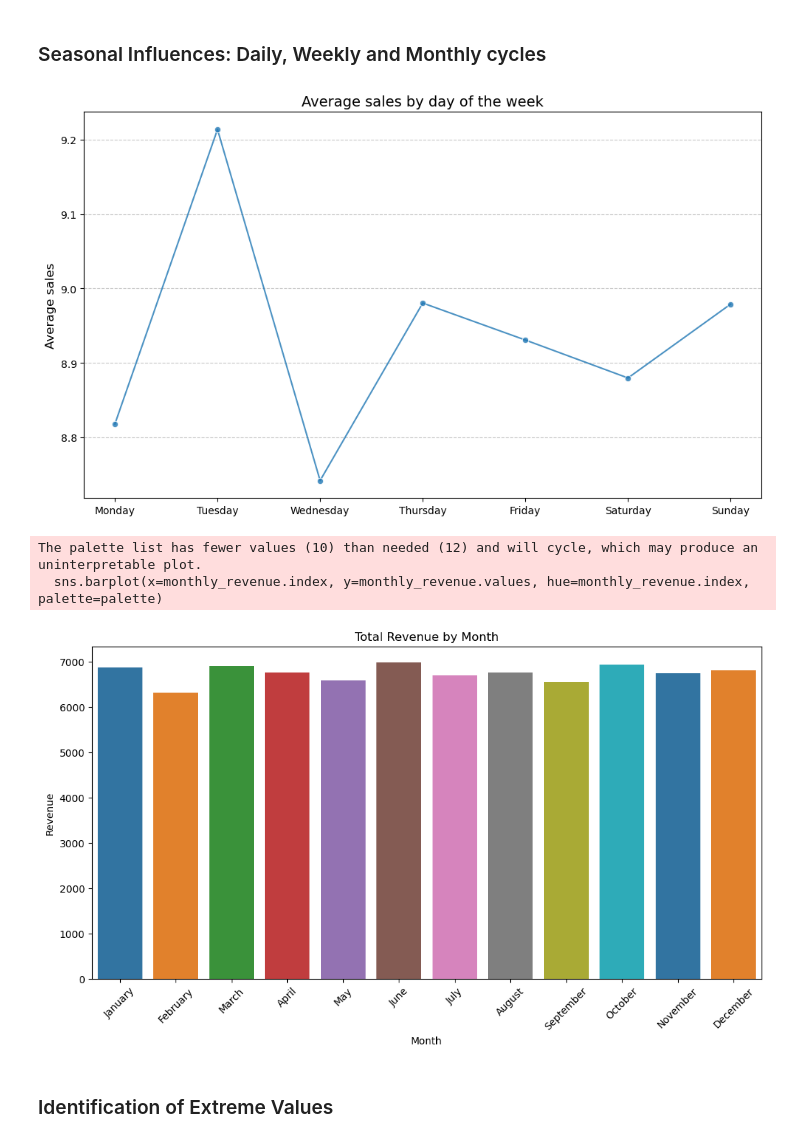
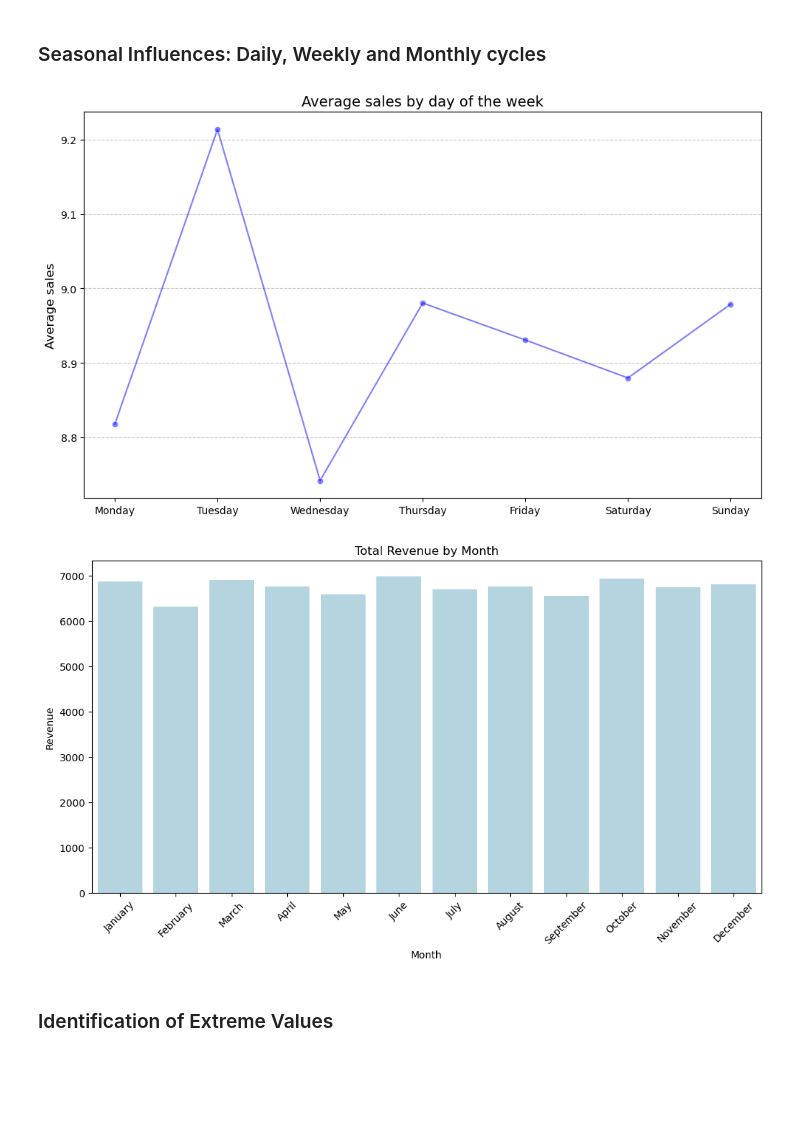
Before and after one commit to martinakvasnickova/Cafe-Sales-Analysis, a Jupyter notebook: analysis/EDA.ipynb, the cells around one changed output. Saved outputs shown, nothing was run; the diff lists cells and outputs as text; code cells hidden in the pictures; blank space fills up the shorter version.

```diff
--- a/analysis/EDA.ipynb
+++ b/analysis/EDA.ipynb
@@ -418,7 +416,7 @@ weekday_revenue = df.groupby('Weekday')['Total Spent'].mean()
 weekday_revenue = weekday_revenue.reindex(['Monday', 'Tuesday', 'Wednesday', 'Thursday', 'Friday', 'Saturday', 'Sunday'])  # Seřadíme dny správně
 
 plt.figure(figsize=(10, 6))
-sns.lineplot(x=weekday_revenue.index, y=weekday_revenue.values, marker='o', palette=palette, alpha=0.8)
+sns.lineplot(x=weekday_revenue.index, y=weekday_revenue.values, marker='o', color = 'blue', alpha=0.5)
 plt.title('Average sales by day of the week', fontsize=14)
 plt.xlabel('')
 plt.ylabel('Average sales', fontsize=12)
@@ -426,22 +424,20 @@ plt.grid(axis='y', linestyle='--', alpha=0.7)
 plt.tight_layout()
 plt.show()
 # %% [output]
-[figure, old version]
+[figure, new version]
 # %%
 df['Month'] = df['Transaction Date'].dt.month_name()
 monthly_revenue = df.groupby('Month')['Total Spent'].sum()
 monthly_revenue = monthly_revenue.reindex(['January', 'February', 'March', 'April', 'May', 'June', 'July', 'August', 'September', 'October', 'November', 'December'])
 
 plt.figure(figsize=(12, 6))
-sns.barplot(x=monthly_revenue.index, y=monthly_revenue.values, hue=monthly_revenue.index, palette=palette)
+sns.barplot(x=monthly_revenue.index, y=monthly_revenue.values, color='lightblue')
 plt.title('Total Revenue by Month')
 plt.ylabel('Revenue')
 plt.xticks(rotation=45)
 plt.show()
 # %% [output]
-The palette list has fewer values (10) than needed (12) and will cycle, which may produce an uninterpretable plot.
-  sns.barplot(x=monthly_revenue.index, y=monthly_revenue.values, hue=monthly_revenue.index, palette=palette)
-[figure, old version]
+[figure, new version]
 # %% [markdown]
 ### Identification of Extreme Values
 # %%
```
Also changed, not shown: parts of 3 cells of this notebook.
